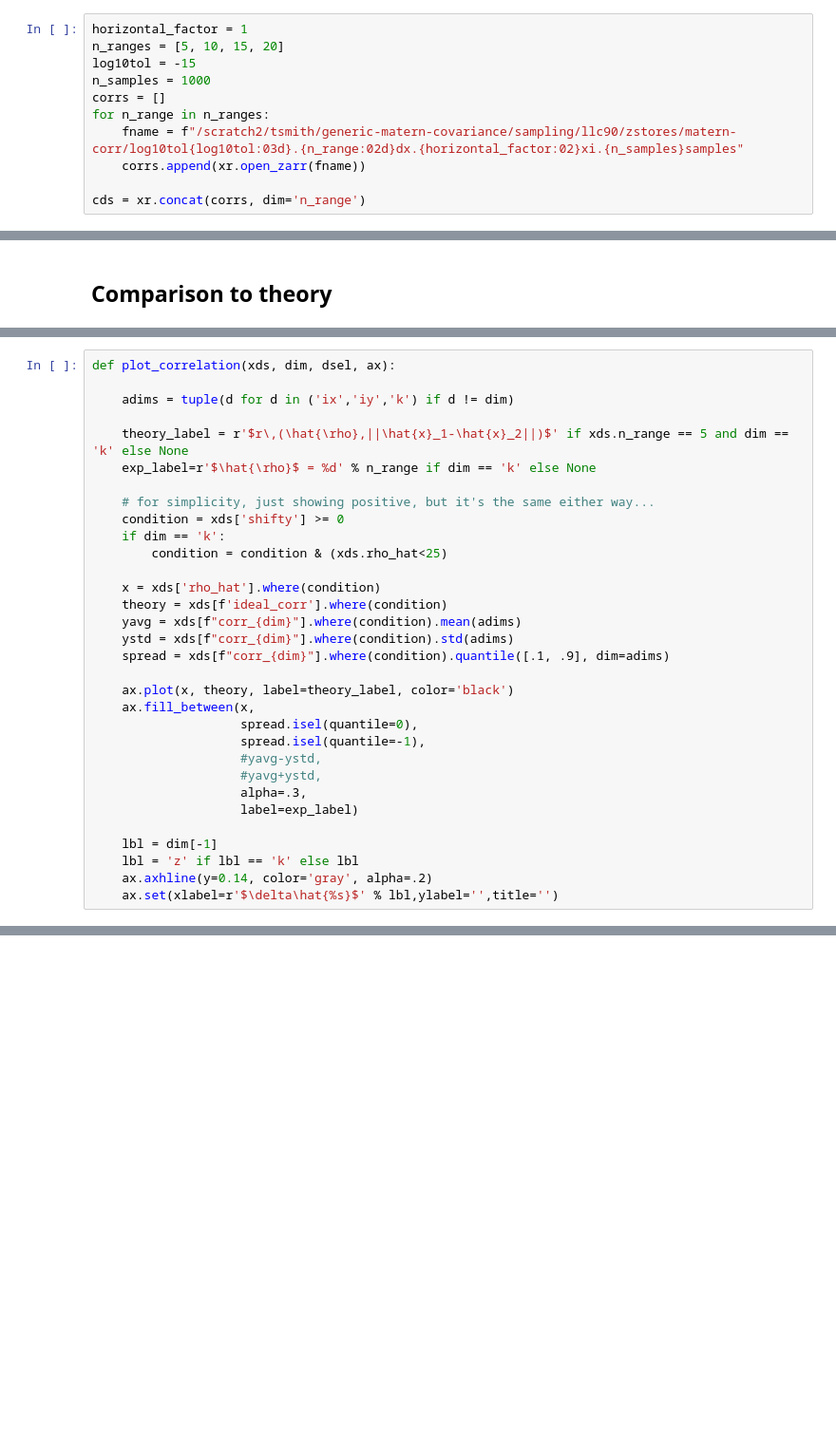
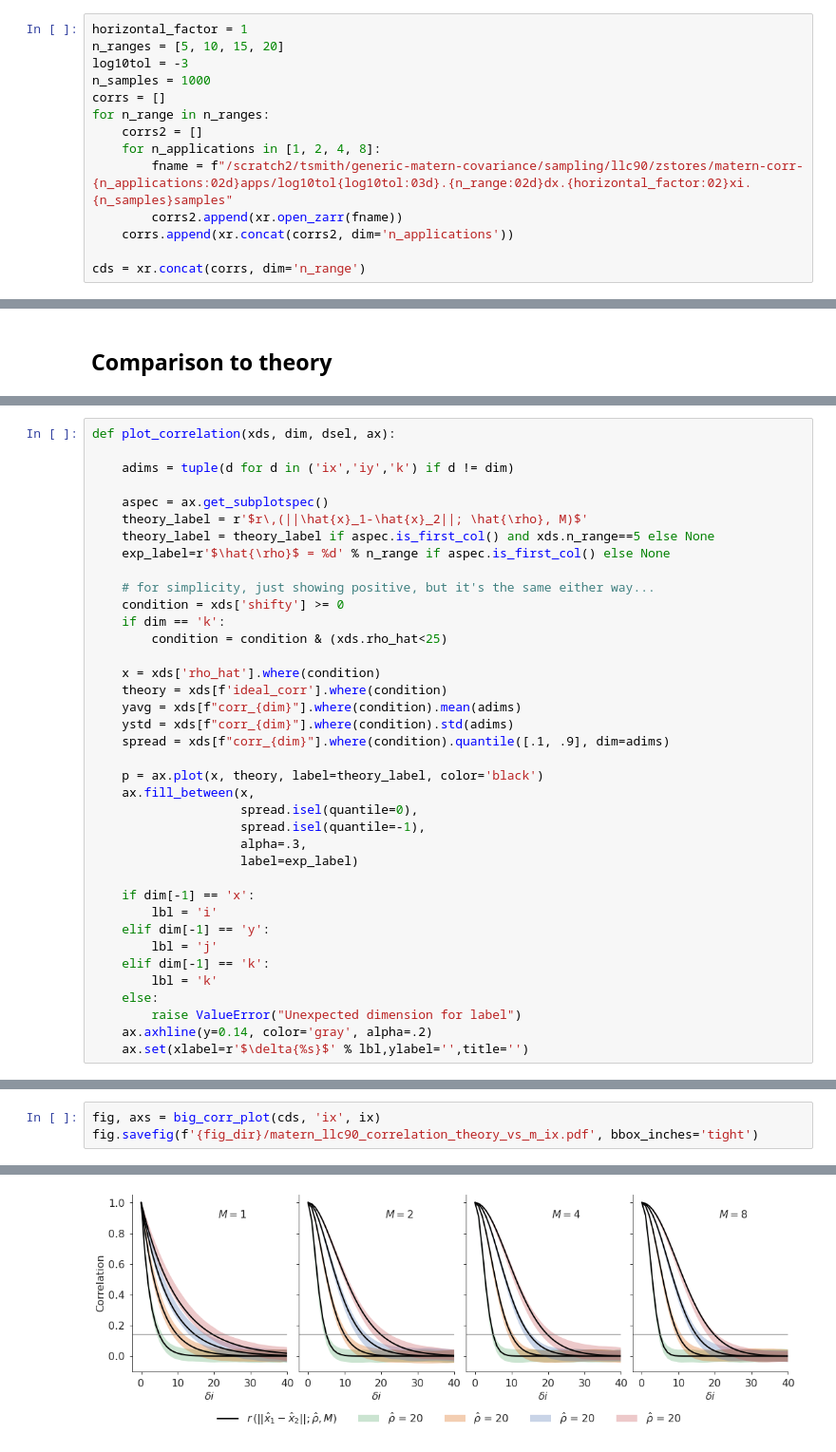
Before and after one commit to timothyas/generic-matern-covariance, a Jupyter notebook: src/plot_llc_matern_theory.ipynb, the cells around one changed output, grey strips where cells are left out. Shown at 95% size. Drawn from its saved outputs; the diff is of its cells as text; blank space fills up the shorter version.

Commit message:
rerun all theory calcs, replot theory with varying M

```diff
--- a/src/plot_llc_matern_theory.ipynb
+++ b/src/plot_llc_matern_theory.ipynb
@@ -18,12 +18,15 @@ plt.style.use('./correlation.mplstyle')
 # %%
 horizontal_factor = 1
 n_ranges = [5, 10, 15, 20]
-log10tol = -15
+log10tol = -3
 n_samples = 1000
 corrs = []
 for n_range in n_ranges:
-    fname = f"/scratch2/tsmith/generic-matern-covariance/sampling/llc90/zstores/matern-corr/log10tol{log10tol:03d}.{n_range:02d}dx.{horizontal_factor:02}xi.{n_samples}samples"
-    corrs.append(xr.open_zarr(fname))
+    corrs2 = []
+    for n_applications in [1, 2, 4, 8]:
+        fname = f"/scratch2/tsmith/generic-matern-covariance/sampling/llc90/zstores/matern-corr-{n_applications:02d}apps/log10tol{log10tol:03d}.{n_range:02d}dx.{horizontal_factor:02}xi.{n_samples}samples"
+        corrs2.append(xr.open_zarr(fname))
+    corrs.append(xr.concat(corrs2, dim='n_applications'))
 
 cds = xr.concat(corrs, dim='n_range')
 # %%
@@ -43,8 +46,10 @@ def plot_correlation(xds, dim, dsel, ax):
 
     adims = tuple(d for d in ('ix','iy','k') if d != dim)
 
-    theory_label = r'$r\,(\hat{\rho},||\hat{x}_1-\hat{x}_2||)$' if xds.n_range == 5 and dim == 'k' else None
-    exp_label=r'$\hat{\rho}$ = %d' % n_range if dim == 'k' else None
+    aspec = ax.get_subplotspec()
+    theory_label = r'$r\,(||\hat{x}_1-\hat{x}_2||; \hat{\rho}, M)$'
+    theory_label = theory_label if aspec.is_first_col() and xds.n_range==5 else None
+    exp_label=r'$\hat{\rho}$ = %d' % n_range if aspec.is_first_col() else None
 
     # for simplicity, just showing positive, but it's the same either way...
     condition = xds['shifty'] >= 0
@@ -57,17 +62,21 @@ def plot_correlation(xds, dim, dsel, ax):
     ystd = xds[f"corr_{dim}"].where(condition).std(adims)
     spread = xds[f"corr_{dim}"].where(condition).quantile([.1, .9], dim=adims)
 
-    ax.plot(x, theory, label=theory_label, color='black')
+    p = ax.plot(x, theory, label=theory_label, color='black')
     ax.fill_between(x,
                     spread.isel(quantile=0),
                     spread.isel(quantile=-1),
-                    #yavg-ystd,
-                    #yavg+ystd,
                     alpha=.3,
                     label=exp_label)
 
-    lbl = dim[-1]
-    lbl = 'z' if lbl == 'k' else lbl
+    if dim[-1] == 'x':
+        lbl = 'i'
+    elif dim[-1] == 'y':
+        lbl = 'j'
+    elif dim[-1] == 'k':
+        lbl = 'k'
+    else:
+        raise ValueError("Unexpected dimension for label")
     ax.axhline(y=0.14, color='gray', alpha=.2)
-    ax.set(xlabel=r'$\delta\hat{%s}$' % lbl,ylabel='',title='')
+    ax.set(xlabel=r'$\delta{%s}$' % lbl,ylabel='',title='')
 # %%
@@ -100,0 +115,4 @@ fig.savefig(f'{fig_dir}/matern_llc90_correlation-k{kk}-iy{iy}-ix{ix}-{n_samples}
+# %%
+fig, axs = big_corr_plot(cds, 'ix', ix)
+fig.savefig(f'{fig_dir}/matern_llc90_correlation_theory_vs_m_ix.pdf', bbox_inches='tight')
+# %% [output]
@@ -100,0 +120 @@ fig.savefig(f'{fig_dir}/matern_llc90_correlation-k{kk}-iy{iy}-ix{ix}-{n_samples}
+[figure, added]
```
Also changed, not shown: parts of 7 cells of this notebook, 4 other files.
